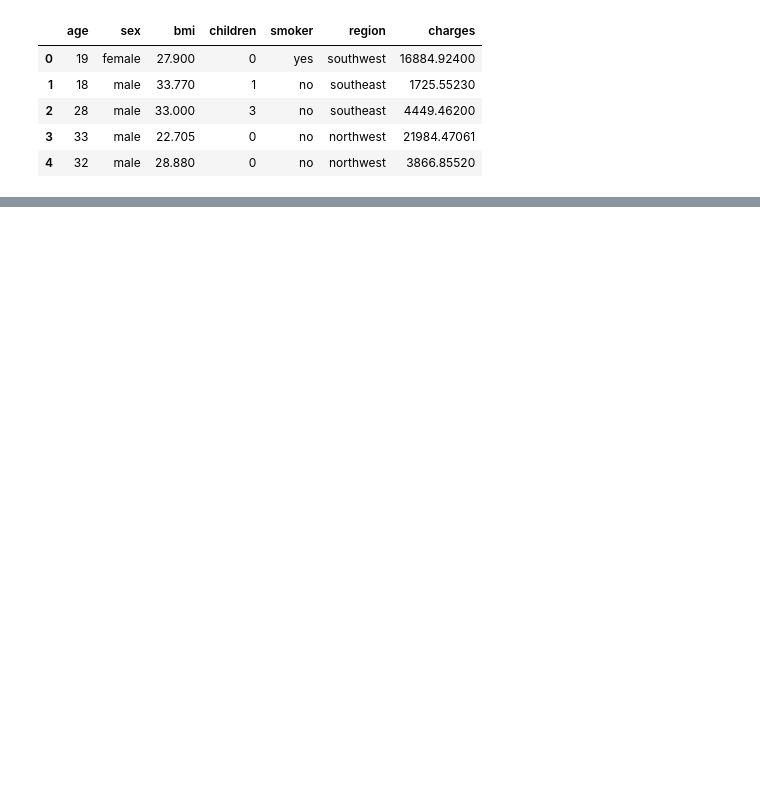
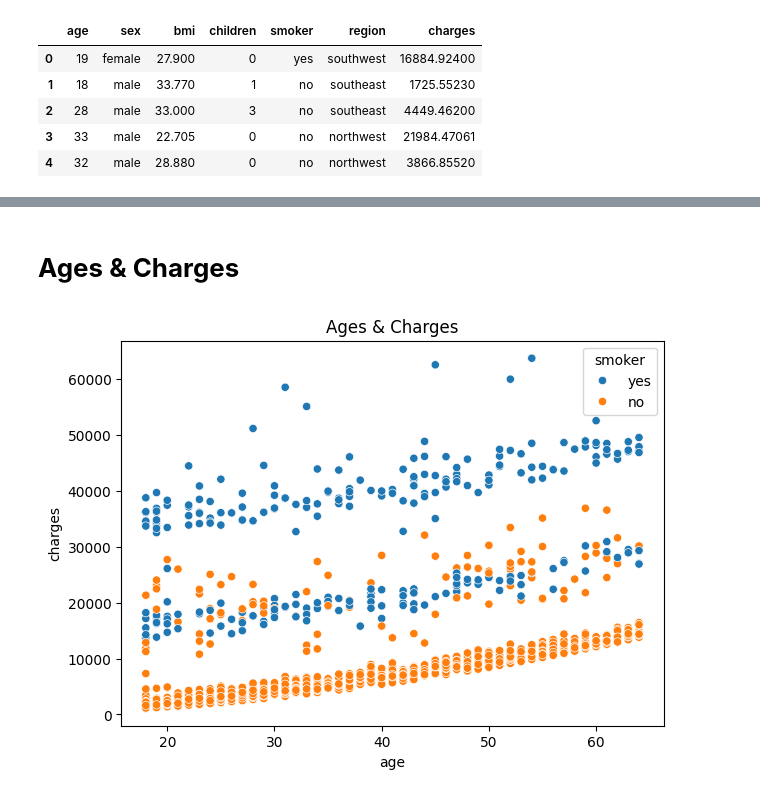
Before and after one commit to AhmedAli807/AhmedAli807, a Jupyter notebook: Medical_Insurance_Cost.ipynb, the cells around one changed output, grey strips where cells are left out. Saved outputs shown, nothing was run; the diff lists cells and outputs as text; code cells hidden in the pictures; blank space fills up the shorter version.

```diff
--- a/Medical_Insurance_Cost.ipynb
+++ b/Medical_Insurance_Cost.ipynb
@@ -98,0 +428,9 @@ Done.
+# %% [markdown]
+# **Ages & Charges**
+# %%
+plt.figure(figsize=(7,5))
+sns.scatterplot(x="age", y="charges",hue='smoker', data=df_sql)
+plt.title("Ages & Charges")
+plt.show()
+# %% [output]
+[figure, added]
```
Also changed, not shown: parts of 39 cells of this notebook.
